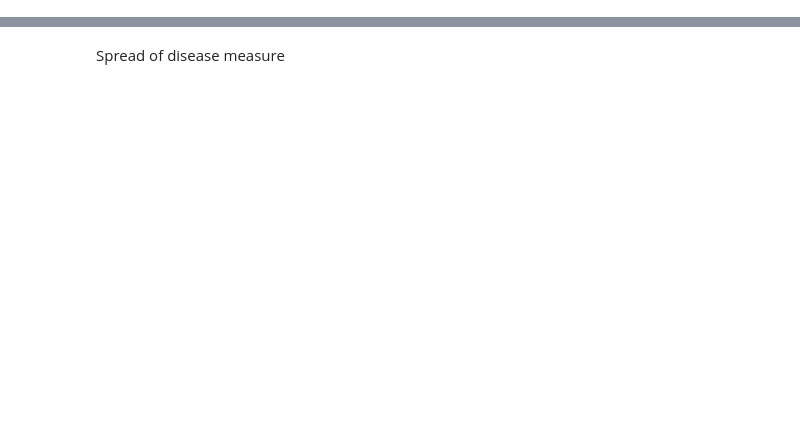
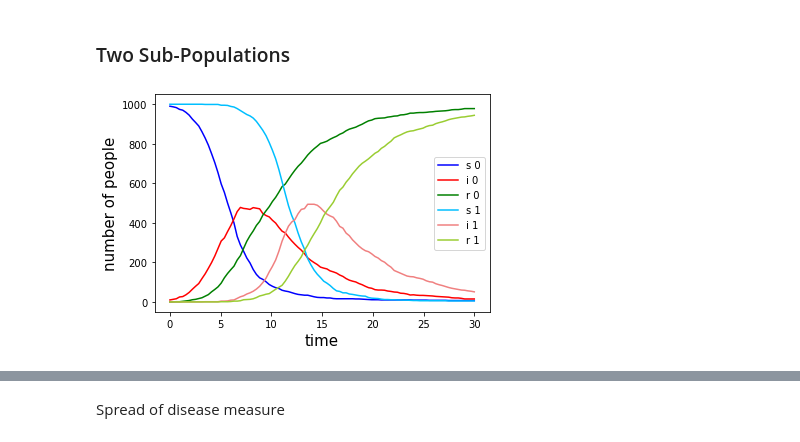
Before and after one commit to JaccovanWijk/CLSIntro2, a Jupyter notebook: Assignment 2.ipynb, the cells around one changed output, grey strips where cells are left out. Cells and saved outputs as stored; diff of their text form; code cells hidden in the pictures; blank space fills up the shorter version.

```diff
--- a/Assignment 2.ipynb
+++ b/Assignment 2.ipynb
@@ -904,0 +640,38 @@ def barabasi(pop_size, m, tmax, ini):
+# %% [markdown]
+### Two Sub-Populations
+# %%
+"""
+Simulation of stochastic event-driven model with two sub-populations in
+epidemic state.
+"""
+# Set base variables
+beta = 1.0
+gamma = 0.2
+rho = [[1, 0.01], [0.01, 1]]
+population = 1000
+max_t = 30
+
+# Do a stochastic event-driven simulation
+s, i, r = SIR_sub(population, max_t, beta, gamma, rho)
+t = np.linspace(0,max_t,len(s[0]))
+
+# Set colors
+blue_colors = ['b', 'deepskyblue']
+red_colors = ['r', 'lightcoral']
+green_colors = ['g', 'yellowgreen']
+
+# Plot two sub-populations
+plt.figure()
+for index in range(len(s)):
+    plt.plot(t, s[index], color=blue_colors[index], label=f"s {index}")
+    plt.plot(t, i[index], color=red_colors[index], label=f"i {index}")
+    plt.plot(t, r[index], color=green_colors[index], label=f"r {index}")
+
+# Make plot
+plt.legend()
+plt.xlabel("time", fontsize=15)
+plt.ylabel("number of people", fontsize=15)
+# plt.savefig("figs/two_subpops_epi", dpi=400)
+plt.show()
+# %% [output]
+[figure, added]
```
Also changed, not shown: parts of 53 cells of this notebook.
